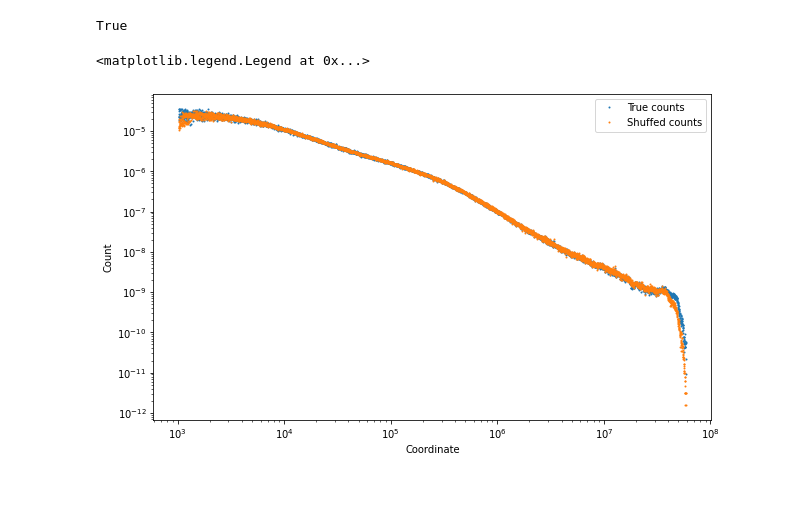
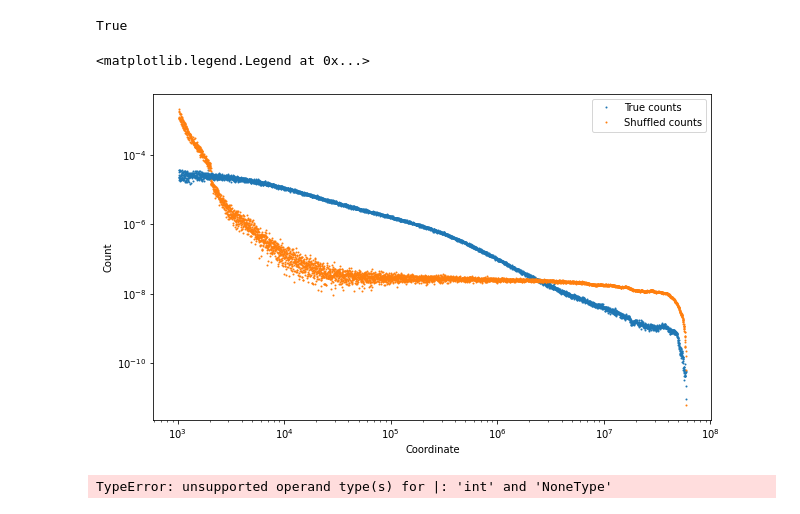
Before and after one commit to regevs/matrix_shuffle, a Jupyter notebook: notebooks/20210328_biased_shuffler.ipynb, the cells around one changed output. Cells and saved outputs as stored; diff of their text form; code cells hidden in the pictures.

```diff
--- a/notebooks/20210328_biased_shuffler.ipynb
+++ b/notebooks/20210328_biased_shuffler.ipynb
@@ -144,14 +144,14 @@ class SortedCoordinateMapper(object):
 # CM = SortedCoordinateMapper(small_points)
 # %%
 class DiagonalSampler(object):
-    def __init__(self, points, min_dist):
+    def __init__(self, points, min_dist, mapper_type=SortedCoordinateMapper):
         self.n_points = points.shape[0]
-        self.diagonals = np.abs(np.diff(points, axis=1)).astype(int).ravel()
-        self.mapper = SortedCoordinateMapper(points.astype(int))
+        self.diagonals = np.sort(np.abs(np.diff(points, axis=1)).astype(int).ravel())
+        self.mapper = mapper_type(points.astype(int))
         self.max = self.mapper.max
         self.min_dist = min_dist
 
-    def build(self):
+    def build(self, diagonal_in_order=False, greedy_small=False):
         new_points = []
 
         for n_point in tqdm.notebook.trange(self.n_points):
@@ -159,15 +159,25 @@ class DiagonalSampler(object):
 
             while True:
                 x = self.mapper.sample_coordinate()
-                d = random.choice(self.diagonals)
+
+                if diagonal_in_order:
+                    d = self.diagonals[n_point]
+                elif greedy_small:
+                    d = self.min_dist
+                else:
+                    d = random.choice(self.diagonals)
 
 
 
                 candidates = []
                 if x+d <= self.max:
                     candidates.extend([self.mapper.get_next_larger(x+d), self.mapper.get_next_smaller(x+d)])
+                else:
+                    candidates.append(self.mapper.get_next_smaller(self.max+1))
                 if 0<= x-d:
                     candidates.extend([self.mapper.get_next_larger(x-d), self.mapper.get_next_smaller(x-d)])
+                else:
+                    candidates.append(self.mapper.get_next_larger(-1))
 
                 random.shuffle(candidates)
 
@@ -211,28 +221,28 @@ True
 # %%
 plt.figure(figsize=(10,6))
 plt.plot(
     counts.value[:-1],
     np.histogram(np.abs(np.diff(small_points, axis=1).ravel()), bins=counts.value, density=True)[0],
     '.',
     ms=2,
     label="True counts"
 )
 
 plt.plot(
     counts.value[:-1],
     np.histogram(np.abs(np.diff(DS.new_points, axis=1).ravel()), bins=counts.value, density=True)[0],
     '.',
     ms=2,
-    label="Shuffed counts"
+    label="Shuffled counts"
 )
 
 plt.xscale("log")
 plt.yscale("log")
 plt.xlabel("Coordinate")
 plt.ylabel("Count")
 plt.legend()
 # %% [output]
 <matplotlib.legend.Legend at 0x...>
-[figure, old version]
+[figure, new version]
 # %%
 pd.DataFrame(DS.new_points, columns=["start1", "start2"])\
@@ -239,0 +489,9 @@ pd.DataFrame(DS.new_points, columns=["start1", "start2"])\
+# %%
+small_points = (orig_points.values).astype(int)
+
+DS = DiagonalSampler(small_points, 1024, mapper_type=VEBCoordinateMapper)
+
+DS.build(diagonal_in_order=False, greedy_small=False)
+DS.fix()
+# %% [output]
+TypeError: unsupported operand type(s) for |: 'int' and 'NoneType'
```
Also changed, not shown: parts of 5 cells of this notebook, 6 other files.
